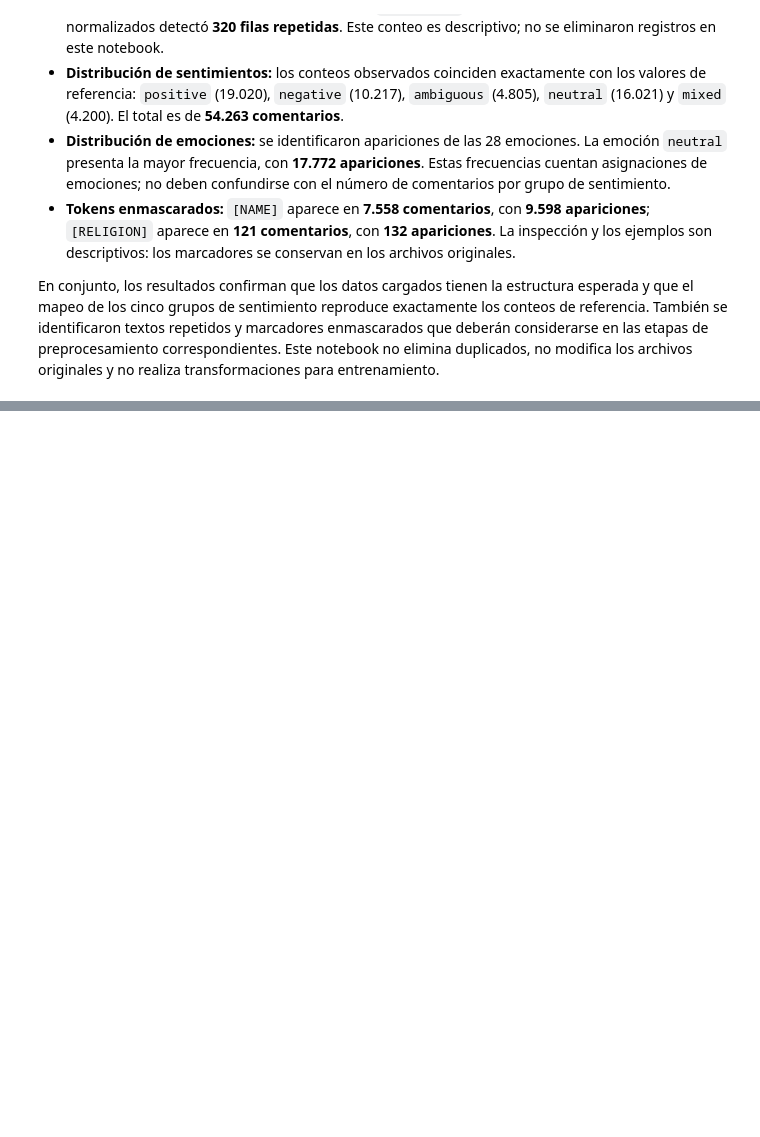
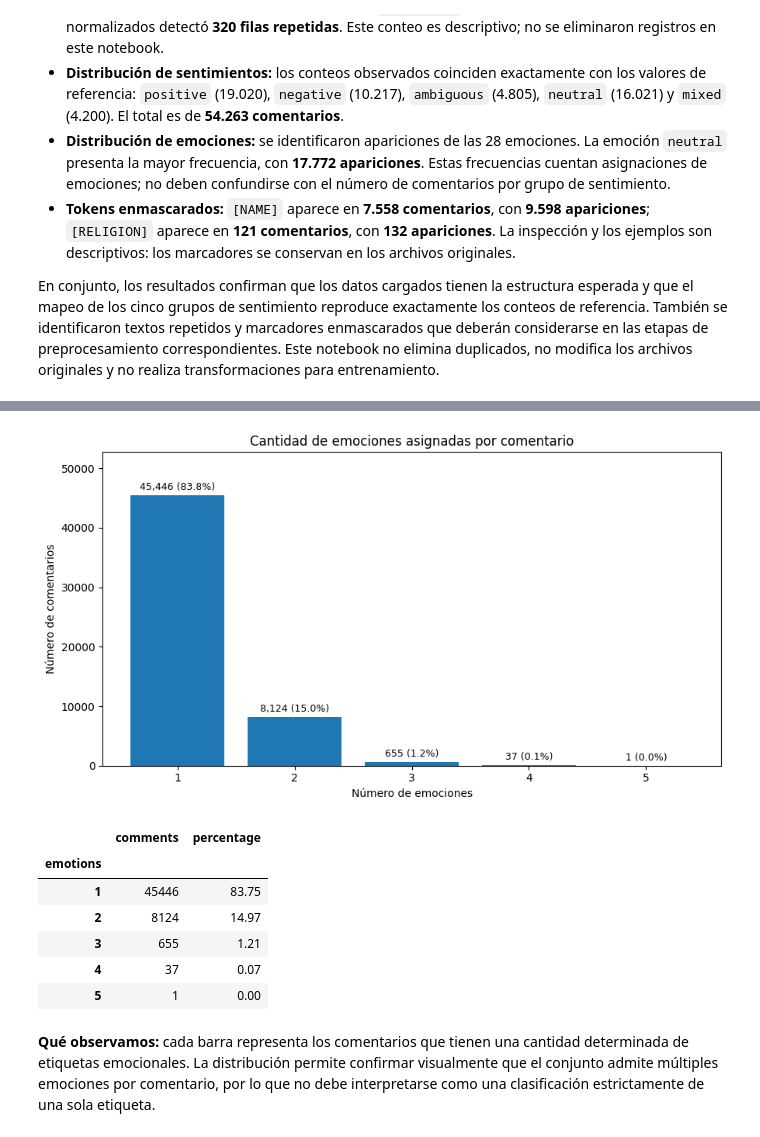
Before and after one commit to Juanes3333/CED-III-IT2-acabados, a Jupyter notebook: notebooks/01_eda.ipynb, the cells around one changed output, grey strips where cells are left out. Saved outputs shown, nothing was run; the diff lists cells and outputs as text; code cells hidden in the pictures; blank space fills up the shorter version.

```diff
--- a/notebooks/01_eda.ipynb
+++ b/notebooks/01_eda.ipynb
@@ -317,0 +440,32 @@ En conjunto, los resultados confirman que los datos cargados tienen la estructur
+# %%
+labels_per_comment = df["emotions"].map(len)
+label_distribution = labels_per_comment.value_counts().sort_index()
+label_percent = label_distribution / len(df) * 100
+
+fig, ax = plt.subplots(figsize=(9, 5))
+bars = ax.bar(label_distribution.index.astype(str), label_distribution.values)
+ax.set_title("Cantidad de emociones asignadas por comentario")
+ax.set_xlabel("Número de emociones")
+ax.set_ylabel("Número de comentarios")
+ax.bar_label(
+    bars,
+    labels=[f"{value:,} ({percent:.1f}%)" for value, percent in zip(label_distribution.values, label_percent)],
+    padding=3,
+    fontsize=9,
+)
+ax.set_ylim(0, max(label_distribution.values) * 1.16)
+fig.tight_layout()
+plt.show()
+
+display(pd.DataFrame({"comments": label_distribution, "percentage": label_percent.round(2)}))
+# %% [output]
+[figure, added]
+|  | comments | percentage |
+| emotions |  |  |
+| 1 | 45446 | 83.75 |
+| 2 | 8124 | 14.97 |
+| 3 | 655 | 1.21 |
+| 4 | 37 | 0.07 |
+| 5 | 1 | 0.00 |
+# %% [markdown]
+**Qué observamos:** cada barra representa los comentarios que tienen una cantidad determinada de etiquetas emocionales. La distribución permite confirmar visualmente que el conjunto admite múltiples emociones por comentario, por lo que no debe interpretarse como una clasificación estrictamente de una sola etiqueta.
```
Also changed, not shown: parts of 14 cells of this notebook, 1 other file.
